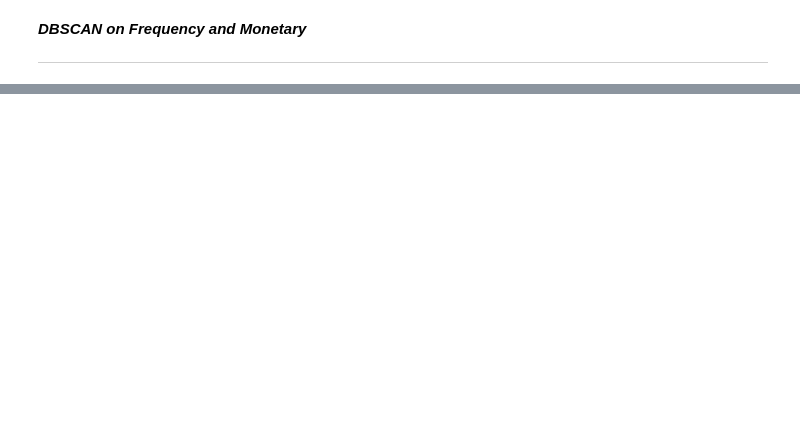
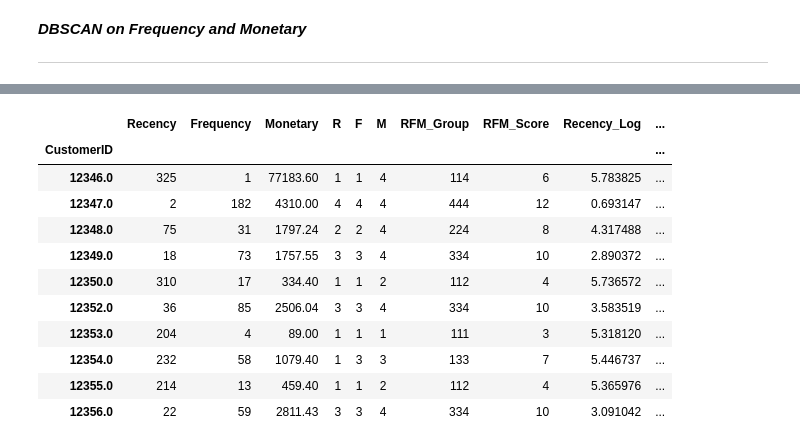
Before and after one commit to adilimam12/unsupervised_learning_capstone-project4, a Jupyter notebook: online_retail_customer_segmentation.ipynb, the cells around one changed output, grey strips where cells are left out. Saved outputs shown, nothing was run; the diff lists cells and outputs as text; code cells hidden in the pictures; blank space fills up the shorter version.

```diff
--- a/online_retail_customer_segmentation.ipynb
+++ b/online_retail_customer_segmentation.ipynb
@@ -1086,0 +1180,17 @@ plt.scatter(centers[:, 0], centers[:, 1], c='blue', s=200, alpha=0.5)
+# %%
+#Find the clusters for the observation given in the dataset
+rfm_df['Cluster'] = KMean_clust.labels_
+rfm_df.head(10)
+# %% [output]
+|  | Recency | Frequency | Monetary | R | F | M | RFM_Group | RFM_Score | Recency_Log | ... |
+| CustomerID |  |  |  |  |  |  |  |  |  | ... |
+| 12346.0 | 325 | 1 | 77183.60 | 1 | 1 | 4 | 114 | 6 | 5.783825 | ... |
+| 12347.0 | 2 | 182 | 4310.00 | 4 | 4 | 4 | 444 | 12 | 0.693147 | ... |
+| 12348.0 | 75 | 31 | 1797.24 | 2 | 2 | 4 | 224 | 8 | 4.317488 | ... |
+| 12349.0 | 18 | 73 | 1757.55 | 3 | 3 | 4 | 334 | 10 | 2.890372 | ... |
+| 12350.0 | 310 | 17 | 334.40 | 1 | 1 | 2 | 112 | 4 | 5.736572 | ... |
+| 12352.0 | 36 | 85 | 2506.04 | 3 | 3 | 4 | 334 | 10 | 3.583519 | ... |
+| 12353.0 | 204 | 4 | 89.00 | 1 | 1 | 1 | 111 | 3 | 5.318120 | ... |
+| 12354.0 | 232 | 58 | 1079.40 | 1 | 3 | 3 | 133 | 7 | 5.446737 | ... |
+| 12355.0 | 214 | 13 | 459.40 | 1 | 1 | 2 | 112 | 4 | 5.365976 | ... |
+| 12356.0 | 22 | 59 | 2811.43 | 3 | 3 | 4 | 334 | 10 | 3.091042 | ... |
```
Also changed, not shown: parts of 20 cells of this notebook.
